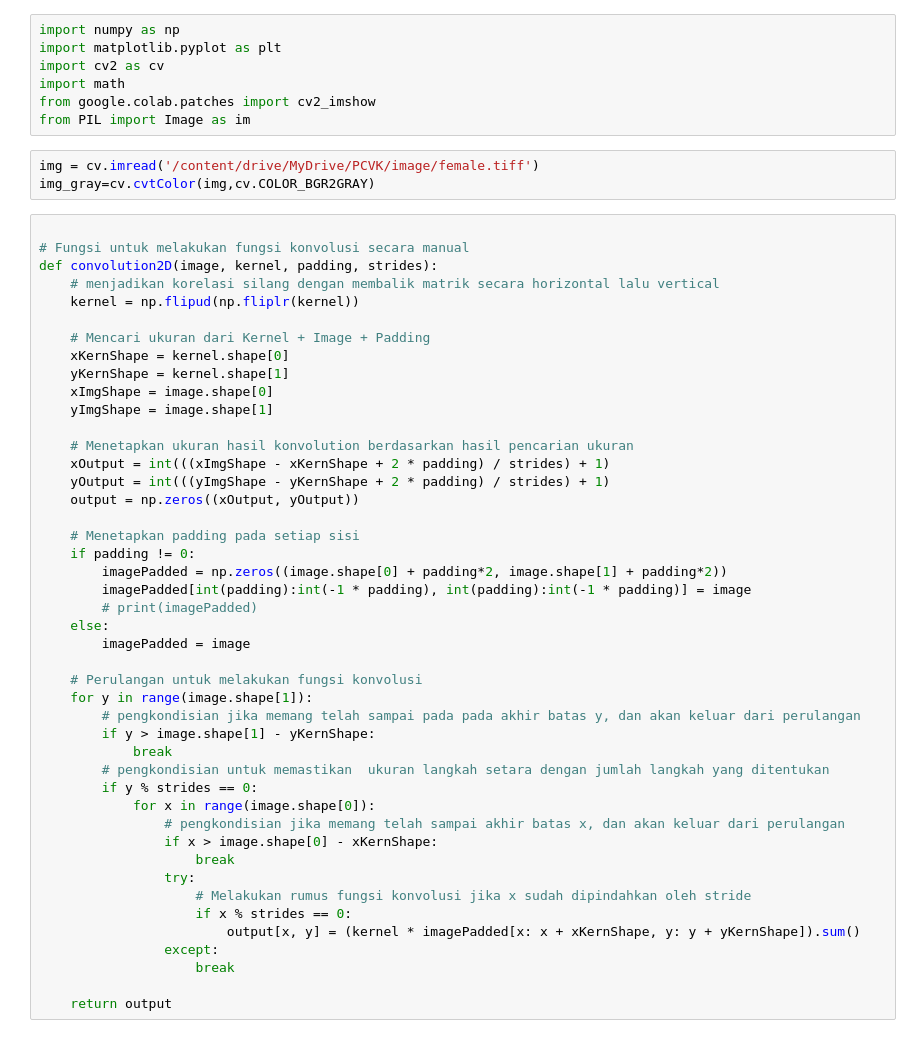
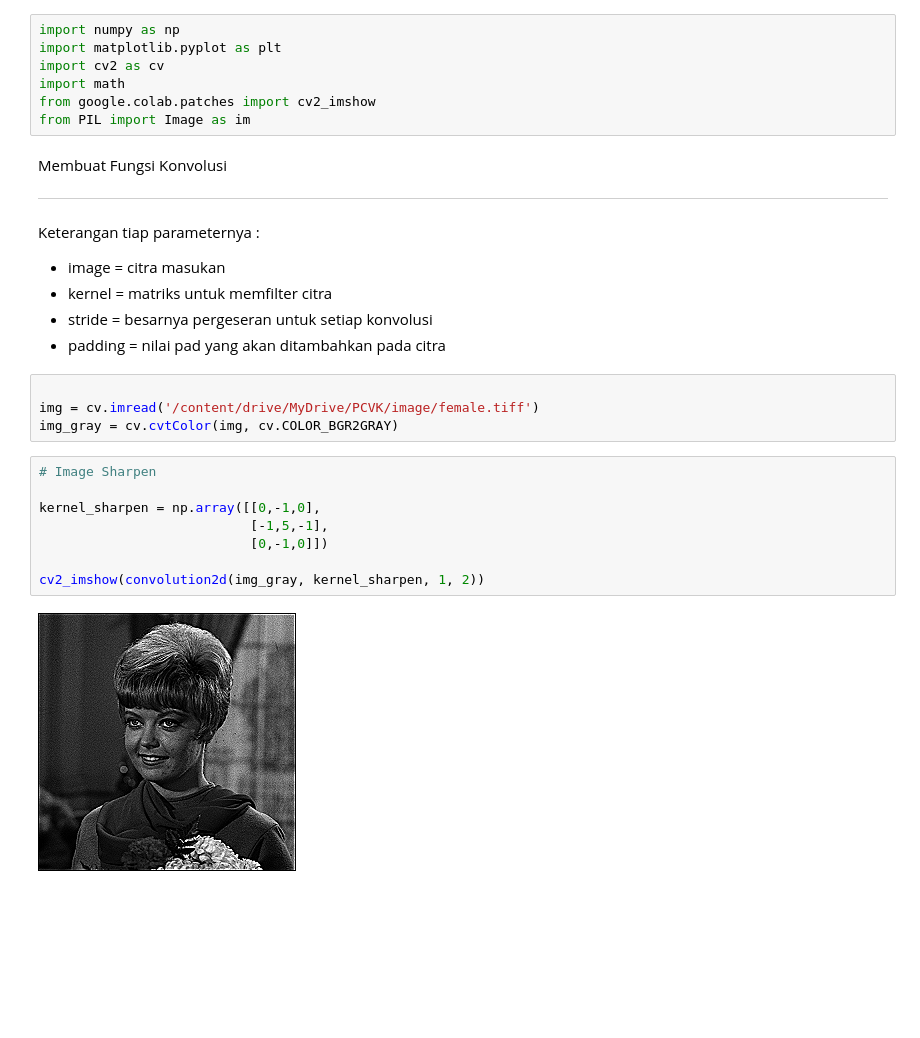
Before and after one commit to AlifiyulAkyun/PCVK_Genap_2023, a Jupyter notebook: Week7.ipynb, the cells around one changed output. Saved outputs shown, nothing was run; the diff lists cells and outputs as text; blank space fills up the shorter version.

```diff
--- a/Week7.ipynb
+++ b/Week7.ipynb
@@ -18,51 +18,28 @@ import cv2 as cv
 import math
 from google.colab.patches import cv2_imshow
 from PIL import Image as im
+# %% [markdown]
+Membuat Fungsi Konvolusi
+
+---
+
+
+Keterangan tiap parameternya :
+* image = citra masukan
+* kernel = matriks untuk memfilter citra
+* stride = besarnya pergeseran untuk setiap konvolusi
+* padding = nilai pad yang akan ditambahkan pada citra
 # %%
+
 img = cv.imread('/content/drive/MyDrive/PCVK/image/female.tiff')
-img_gray=cv.cvtColor(img,cv.COLOR_BGR2GRAY)
+img_gray = cv.cvtColor(img, cv.COLOR_BGR2GRAY)
-# %%
-
-# Fungsi untuk melakukan fungsi konvolusi secara manual
-def convolution2D(image, kernel, padding, strides):
-    # menjadikan korelasi silang dengan membalik matrik secara horizontal lalu vertical
-    kernel = np.flipud(np.fliplr(kernel))
-
-    # Mencari ukuran dari Kernel + Image + Padding
-    xKernShape = kernel.shape[0]
-    yKernShape = kernel.shape[1]
-    xImgShape = image.shape[0]
-    yImgShape = image.shape[1]
-
-    # Menetapkan ukuran hasil konvolution berdasarkan hasil pencarian ukuran
-    xOutput = int(((xImgShape - xKernShape + 2 * padding) / strides) + 1)
-    yOutput = int(((yImgShape - yKernShape + 2 * padding) / strides) + 1)
-    output = np.zeros((xOutput, yOutput))
-
-    # Menetapkan padding pada setiap sisi
-    if padding != 0:
-        imagePadded = np.zeros((image.shape[0] + padding*2, image.shape[1] + padding*2))
-        imagePadded[int(padding):int(-1 * padding), int(padding):int(-1 * padding)] = image
-        # print(imagePadded)
-    else:
-        imagePadded = image
-
-    # Perulangan untuk melakukan fungsi konvolusi
-    for y in range(image.shape[1]):
-        # pengkondisian jika memang telah sampai pada pada akhir batas y, dan akan keluar dari perulangan
-        if y > image.shape[1] - yKernShape:
-            break
-        # pengkondisian untuk memastikan  ukuran langkah setara dengan jumlah langkah yang ditentukan
-        if y % strides == 0:
-            for x in range(image.shape[0]):
-                # pengkondisian jika memang telah sampai akhir batas x, dan akan keluar dari perulangan
-                if x > image.shape[0] - xKernShape:
-                    break
-                try:
-                    # Melakukan rumus fungsi konvolusi jika x sudah dipindahkan oleh stride
-                    if x % strides == 0:
-                        output[x, y] = (kernel * imagePadded[x: x + xKernShape, y: y + yKernShape]).sum()
-                except:
-                    break
-
-    return output
+# %%
+# Image Sharpen
+
+kernel_sharpen = np.array([[0,-1,0],
+                           [-1,5,-1],
+                           [0,-1,0]])
+
+cv2_imshow(convolution2d(img_gray, kernel_sharpen, 1, 2))
+# %% [output]
+[figure, added]
```
Also changed, not shown: parts of 6 cells of this notebook.
